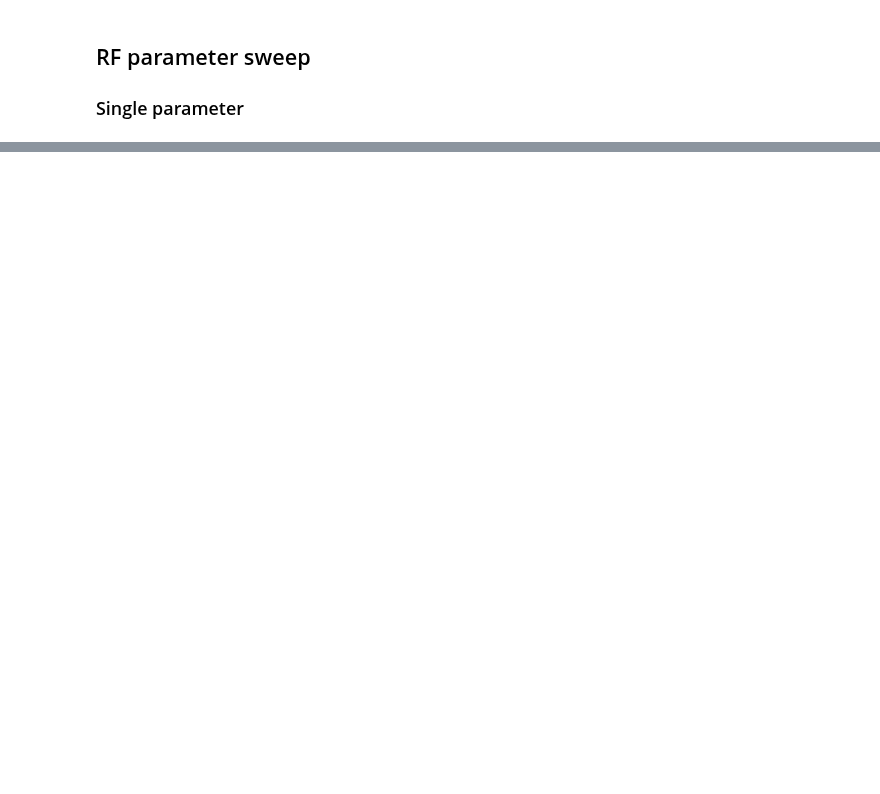
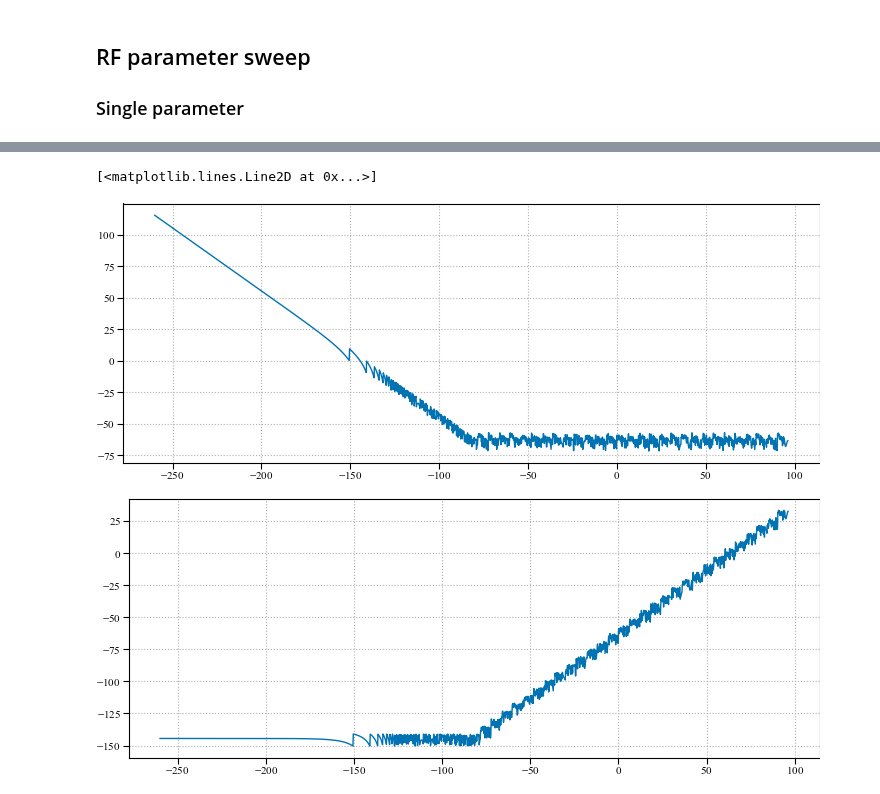
Before and after one commit to usnistgov/striqt, a Jupyter notebook: notebooks/demo_xarray_parameter_sweep.ipynb, the cells around one changed output, grey strips where cells are left out. Drawn from its saved outputs; the diff is of its cells as text; code cells hidden in the pictures; blank space fills up the shorter version.

Commit message:
add a floating point precision micro-study

```diff
--- a/notebooks/demo_xarray_parameter_sweep.ipynb
+++ b/notebooks/demo_xarray_parameter_sweep.ipynb
@@ -189,0 +250,12 @@ store = zarr.ZipStore('xarray-sweep.zarr.zip', mode='w')
+# %%
+in_ = (np.logspace(-13,13,26*100+1,dtype=np.float64))
+uint = in_.astype(np.float16).view(np.uint16)
+rounding_err = (uint+np.uint16(1)).view(np.float16).astype(np.float64) - in_
+plt.plot(20*np.log10(in_), 20*np.log10(rounding_err/in_))
+
+fig, ax = plt.subplots()
+plt.plot(20*np.log10(in_), 20*np.log10(rounding_err))
+# %% [output]
+[<matplotlib.lines.Line2D at 0x...>]
+[figure, added]
+[figure, added]
```
Also changed, not shown: parts of 12 cells of this notebook, 2 other files.
